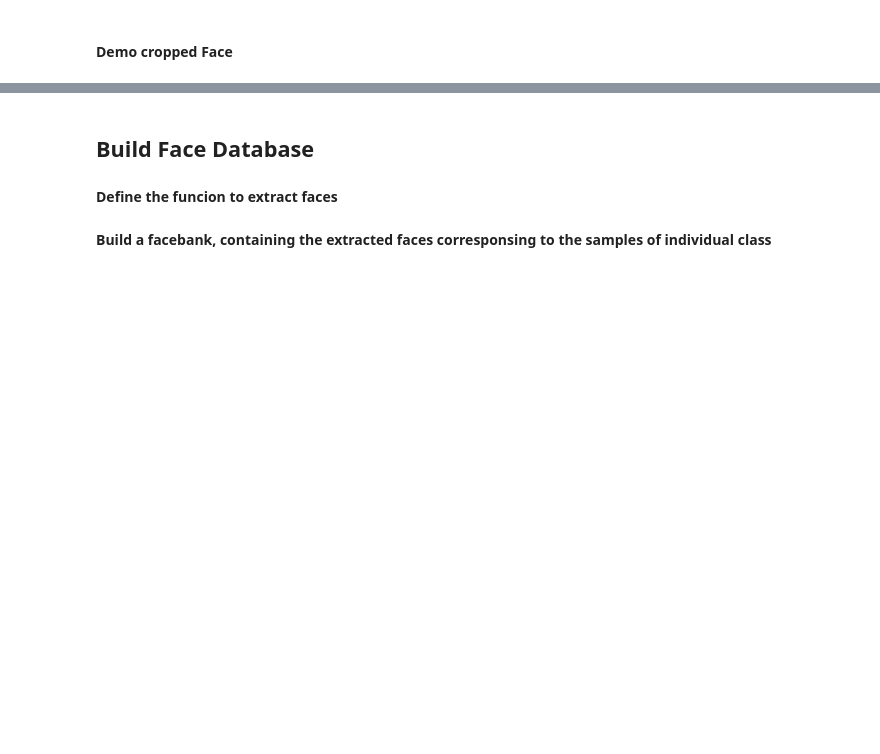
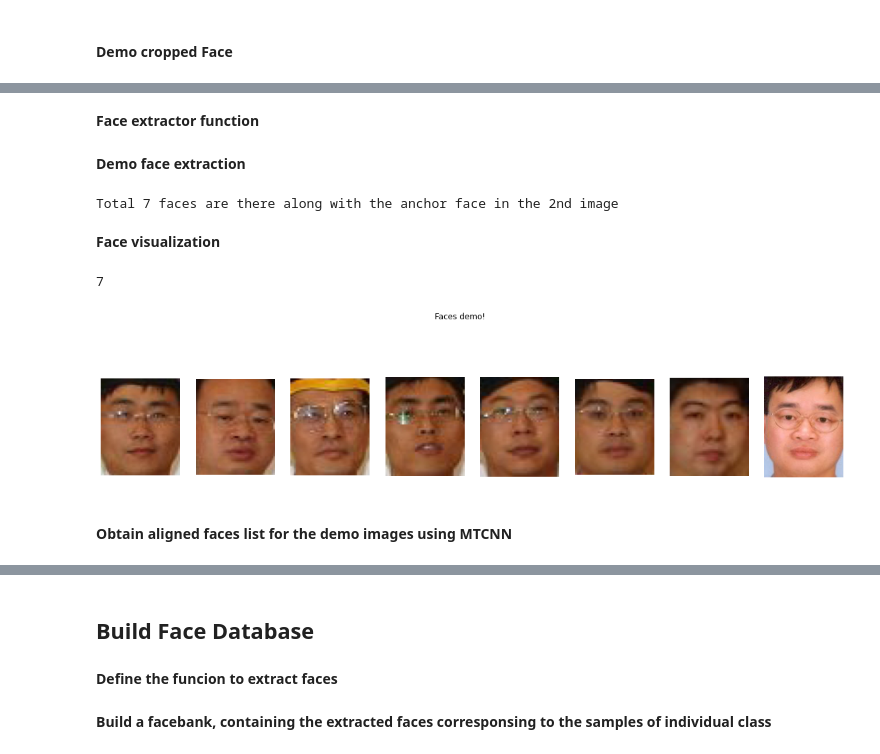
Before and after one commit to sayan0506/Deep-Learning-CV-Hackathon, a Jupyter notebook: Face_Verification_Based_Attendance_System_using_Arcface_Transfer_Learning_v2.ipynb, the cells around one changed output, grey strips where cells are left out. Drawn from its saved outputs; the diff is of its cells as text; code cells hidden in the pictures; blank space fills up the shorter version.

```diff
--- a/Face_Verification_Based_Attendance_System_using_Arcface_Transfer_Learning_v2.ipynb
+++ b/Face_Verification_Based_Attendance_System_using_Arcface_Transfer_Learning_v2.ipynb
@@ -222,0 +241,2 @@ plt.show()
+# %% [markdown]
+**Face extractor function**
@@ -222,0 +257,44 @@ plt.show()
+# %% [markdown]
+**Demo face extraction**
+# %%
+# the image which has the "script" in it's name, the passport size image
+anchor_image_path = os.path.join(class_path, os.listdir(class_path)[2])
+
+# multiple face image
+faces_image_path = os.path.join(class_path, os.listdir(class_path)[0])
+
+# stores the faces
+faces_demo = []
+
+# getching faces
+faces_demo = face_extract(faces_image_path)
+anchor_demo = face_extract(anchor_image_path)
+
+print(f'Total {len(faces_demo)} faces are there along with the anchor face in the 2nd image')
+# %% [output]
+Total 7 faces are there along with the anchor face in the 2nd image
+# %% [markdown]
+**Face visualization**
+# %%
+fig = plt.figure(figsize = (20,5))
+fig.suptitle('Faces demo!')
+fig.tight_layout()
+
+face_count = len(faces_demo) + len(anchor_demo)
+print(len(faces_demo))
+
+for i, face in enumerate(faces_demo):
+  fig.add_subplot(1, face_count, i+1)
+  plt.imshow(face)
+  plt.axis('off')
+
+fig.add_subplot(1, face_count, i+2)
+plt.imshow(anchor_demo[0])
+plt.axis('off')
+
+plt.show()
+# %% [output]
+7
+[figure, added]
+# %% [markdown]
+#### **Obtain aligned faces list for the demo images using MTCNN**
```
Also changed, not shown: parts of 36 cells of this notebook.
